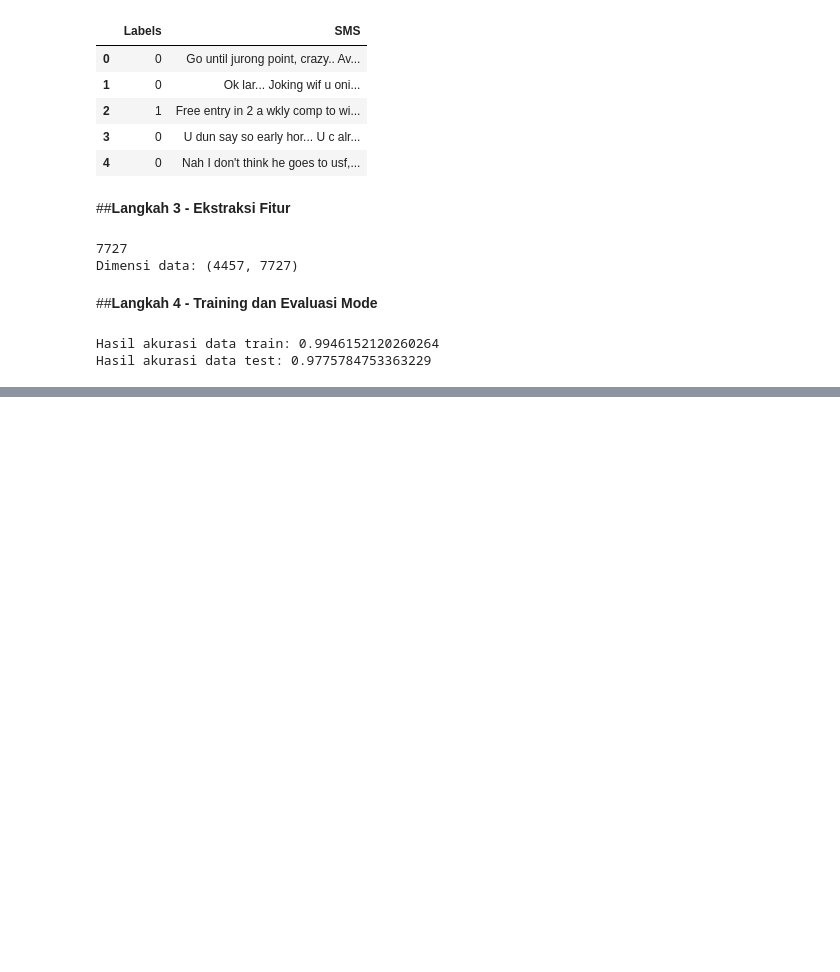
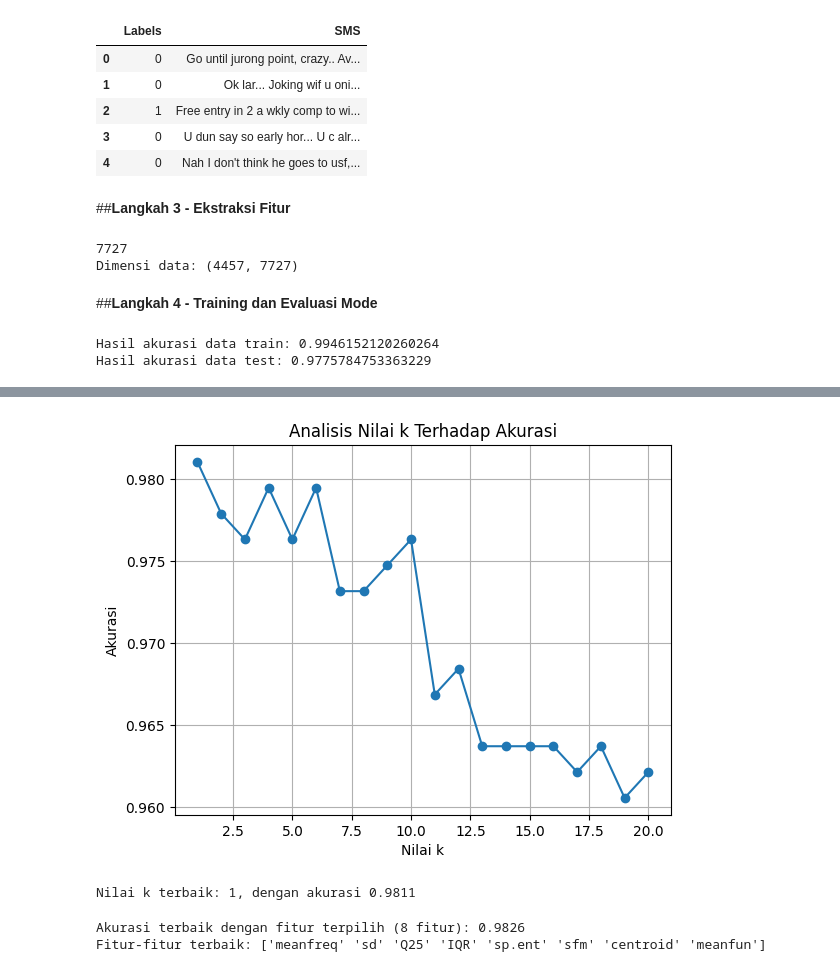
Before and after one commit to Ericharw/Machine_Learning, a Jupyter notebook: ErichaRizki_2341720202_Jobsheet9.ipynb, the cells around one changed output, grey strips where cells are left out. Cells and saved outputs as stored; diff of their text form; code cells hidden in the pictures; blank space fills up the shorter version.

```diff
--- a/ErichaRizki_2341720202_Jobsheet9.ipynb
+++ b/ErichaRizki_2341720202_Jobsheet9.ipynb
@@ -511,0 +514,10 @@ Hasil akurasi data test: 0.9775784753363229
+# %%
+from google.colab import files
+import pandas as pd
+
+# Upload file
+uploaded = files.upload()
+filename = list(uploaded.keys())[0]
+
+data = pd.read_csv(filename)
+data.head()
@@ -511,0 +565,64 @@ Hasil akurasi data test: 0.9775784753363229
+# %%
+from sklearn.preprocessing import StandardScaler
+
+scaler = StandardScaler()
+X_scaled = scaler.fit_transform(X)
+# %%
+from sklearn.model_selection import train_test_split
+
+X_train, X_test, y_train, y_test = train_test_split(X_scaled, y, test_size=0.2, random_state=42, stratify=y)
+# %%
+from sklearn.neighbors import KNeighborsClassifier
+from sklearn.metrics import accuracy_score
+import matplotlib.pyplot as plt
+
+# Coba berbagai nilai k
+k_values = range(1, 21)
+accuracies = []
+
+for k in k_values:
+    knn = KNeighborsClassifier(n_neighbors=k)
+    knn.fit(X_train, y_train)
+    y_pred = knn.predict(X_test)
+    accuracies.append(accuracy_score(y_test, y_pred))
+
+# Plot hasil
+plt.plot(k_values, accuracies, marker='o')
+plt.title('Analisis Nilai k Terhadap Akurasi')
+plt.xlabel('Nilai k')
+plt.ylabel('Akurasi')
+plt.grid(True)
+plt.show()
+
+best_k = k_values[accuracies.index(max(accuracies))]
+print(f'Nilai k terbaik: {best_k}, dengan akurasi {max(accuracies):.4f}')
+# %% [output]
+[figure, added]
+Nilai k terbaik: 1, dengan akurasi 0.9811
+# %%
+from sklearn.feature_selection import SelectKBest, f_classif
+
+# Uji berbagai jumlah fitur
+feature_nums = range(5, X.shape[1]+1, 3)
+best_score = 0
+best_features = None
+
+for n in feature_nums:
+    selector = SelectKBest(f_classif, k=n)
+    X_new = selector.fit_transform(X_scaled, y)
+    X_train_new, X_test_new, y_train, y_test = train_test_split(X_new, y, test_size=0.2, random_state=42, stratify=y)
+
+    knn = KNeighborsClassifier(n_neighbors=best_k)
+    knn.fit(X_train_new, y_train)
+    y_pred = knn.predict(X_test_new)
+    acc = accuracy_score(y_test, y_pred)
+
+    if acc > best_score:
+        best_score = acc
+        best_features = selector.get_feature_names_out(X.columns)
+
+print(f"Akurasi terbaik dengan fitur terpilih ({len(best_features)} fitur): {best_score:.4f}")
+print("Fitur-fitur terbaik:", best_features)
+# %% [output]
+Akurasi terbaik dengan fitur terpilih (8 fitur): 0.9826
+Fitur-fitur terbaik: ['meanfreq' 'sd' 'Q25' 'IQR' 'sp.ent' 'sfm' 'centroid' 'meanfun']
```
Also changed, not shown: parts of 11 cells of this notebook.
